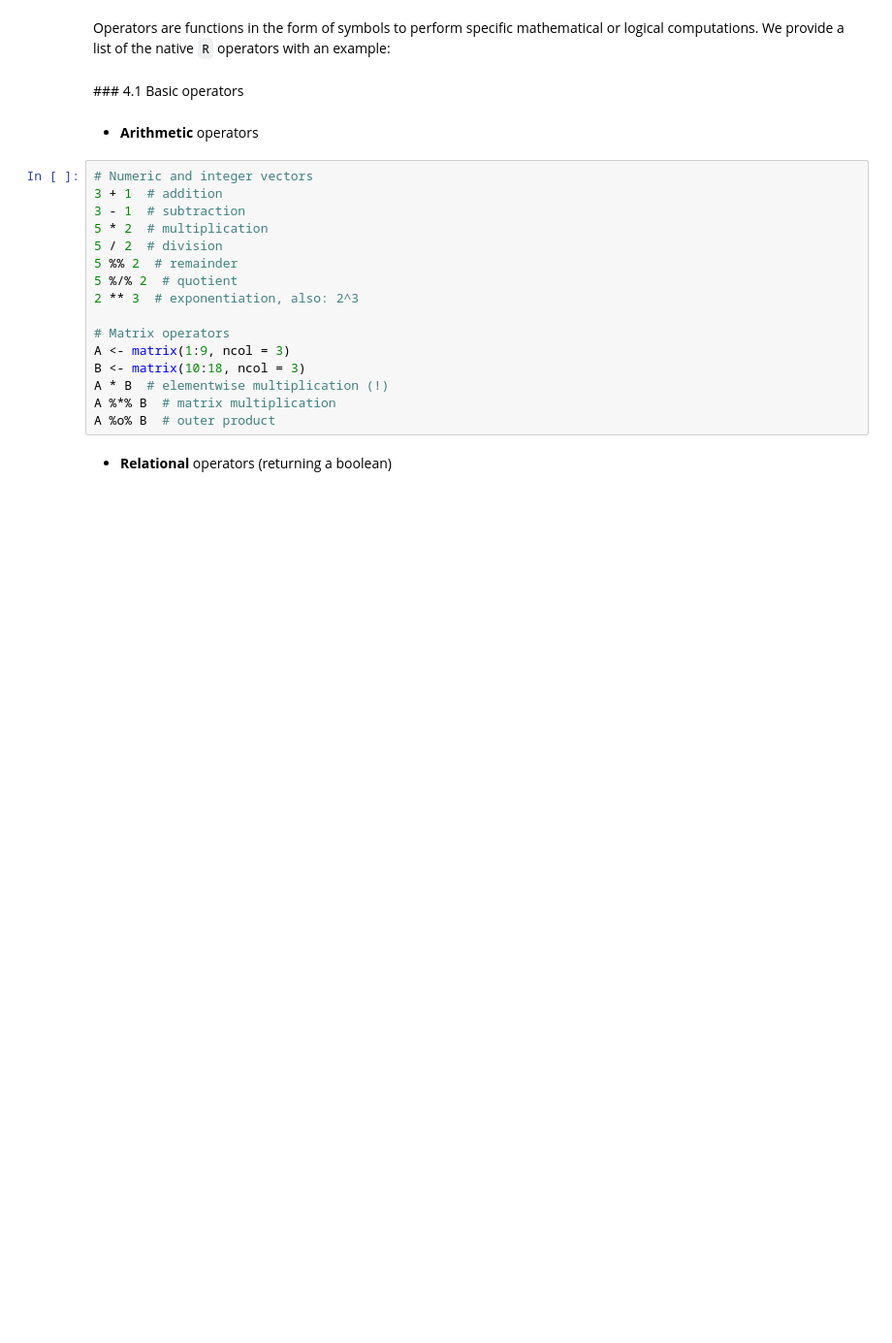
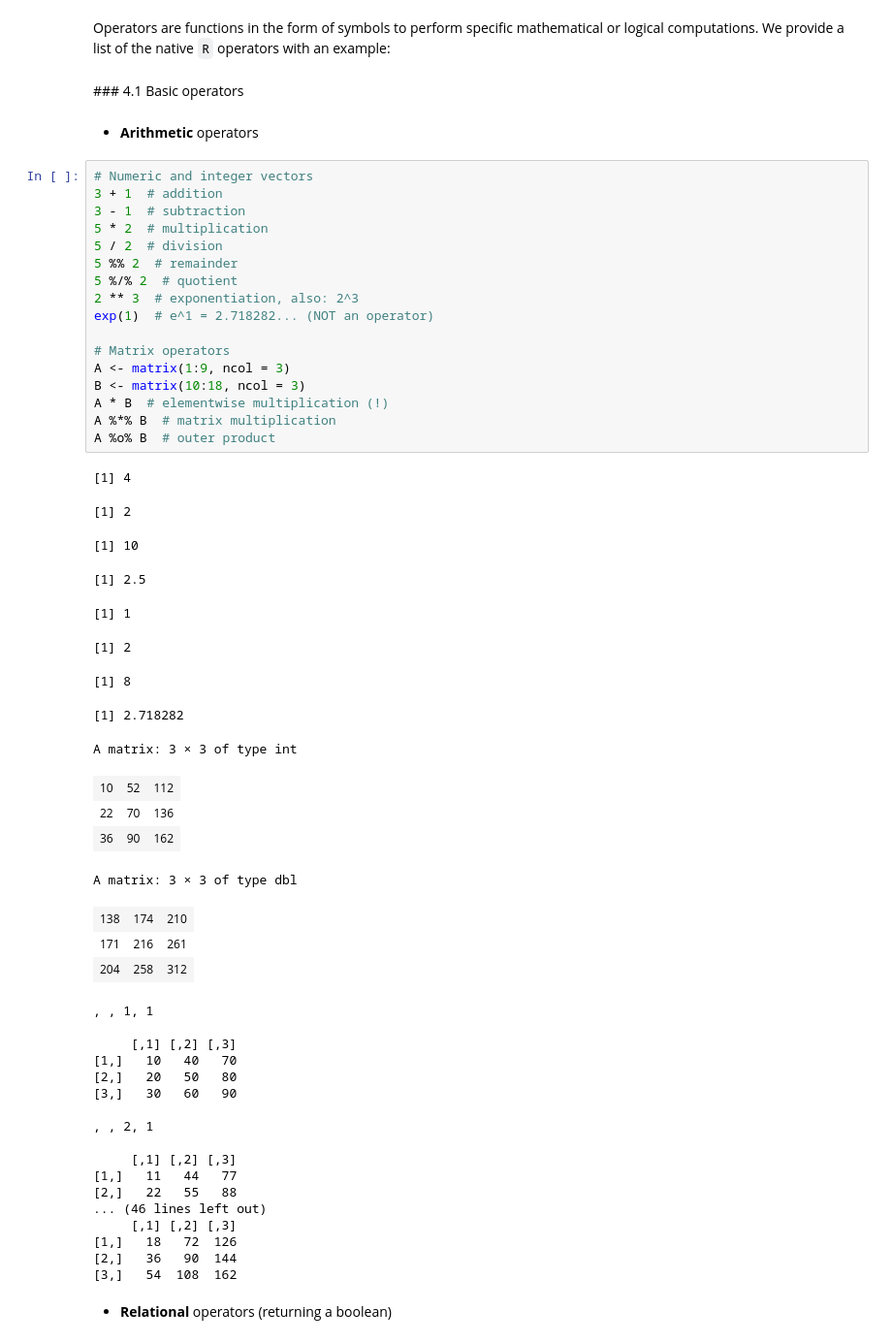
Before and after one commit to mtorrens/bse_comp_bootcamp, a Jupyter notebook: R1.ipynb, the cells around one changed output. Shown at 97% size. Drawn from its saved outputs; the diff is of its cells as text; blank space fills up the shorter version.

```diff
--- a/R1.ipynb
+++ b/R1.ipynb
@@ -390,19 +374,54 @@ Operators are functions in the form of symbols to perform specific mathematical
 # %%
 # Numeric and integer vectors
 3 + 1  # addition
 3 - 1  # subtraction
 5 * 2  # multiplication
 5 / 2  # division
 5 %% 2  # remainder
 5 %/% 2  # quotient
 2 ** 3  # exponentiation, also: 2^3
+exp(1)  # e^1 = 2.718282... (NOT an operator)
 
 # Matrix operators
 A <- matrix(1:9, ncol = 3)
 B <- matrix(10:18, ncol = 3)
 A * B  # elementwise multiplication (!)
 A %*% B  # matrix multiplication
 A %o% B  # outer product
+# %% [output]
+[1] 4
+[1] 2
+[1] 10
+[1] 2.5
+[1] 1
+[1] 2
+[1] 8
+[1] 2.718282
+A matrix: 3 × 3 of type int
+| 10 | 52 | 112 |
+| 22 | 70 | 136 |
+| 36 | 90 | 162 |
+A matrix: 3 × 3 of type dbl
+| 138 | 174 | 210 |
+| 171 | 216 | 261 |
+| 204 | 258 | 312 |
+, , 1, 1
+
+     [,1] [,2] [,3]
+[1,]   10   40   70
+[2,]   20   50   80
+[3,]   30   60   90
+
+, , 2, 1
+
+     [,1] [,2] [,3]
+[1,]   11   44   77
+[2,]   22   55   88
+... (46 lines left out)
+     [,1] [,2] [,3]
+[1,]   18   72  126
+[2,]   36   90  144
+[3,]   54  108  162
 # %% [markdown]
 *   **Relational** operators (returning a boolean)
 # %%
```
Also changed, not shown: parts of 51 cells of this notebook.
